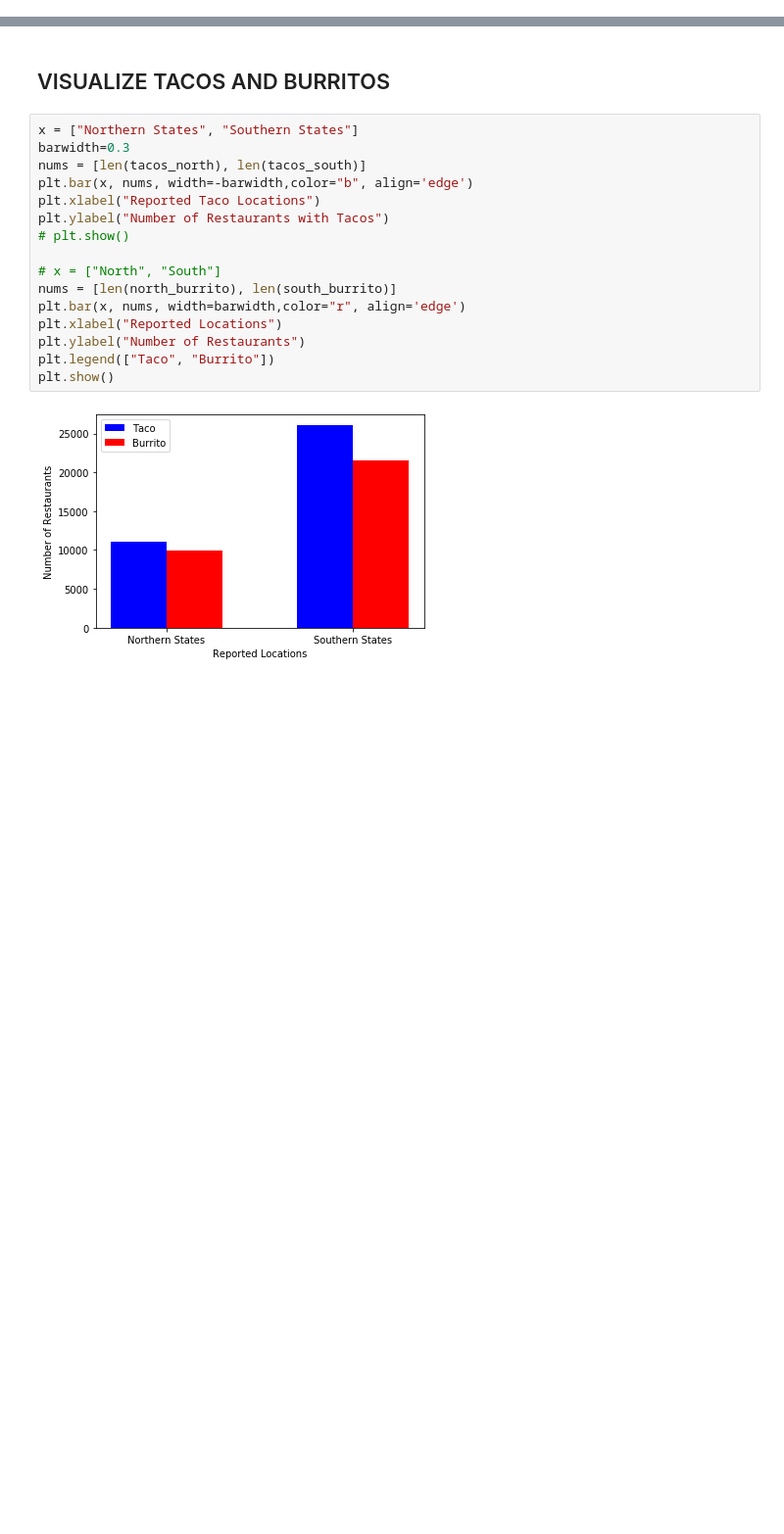
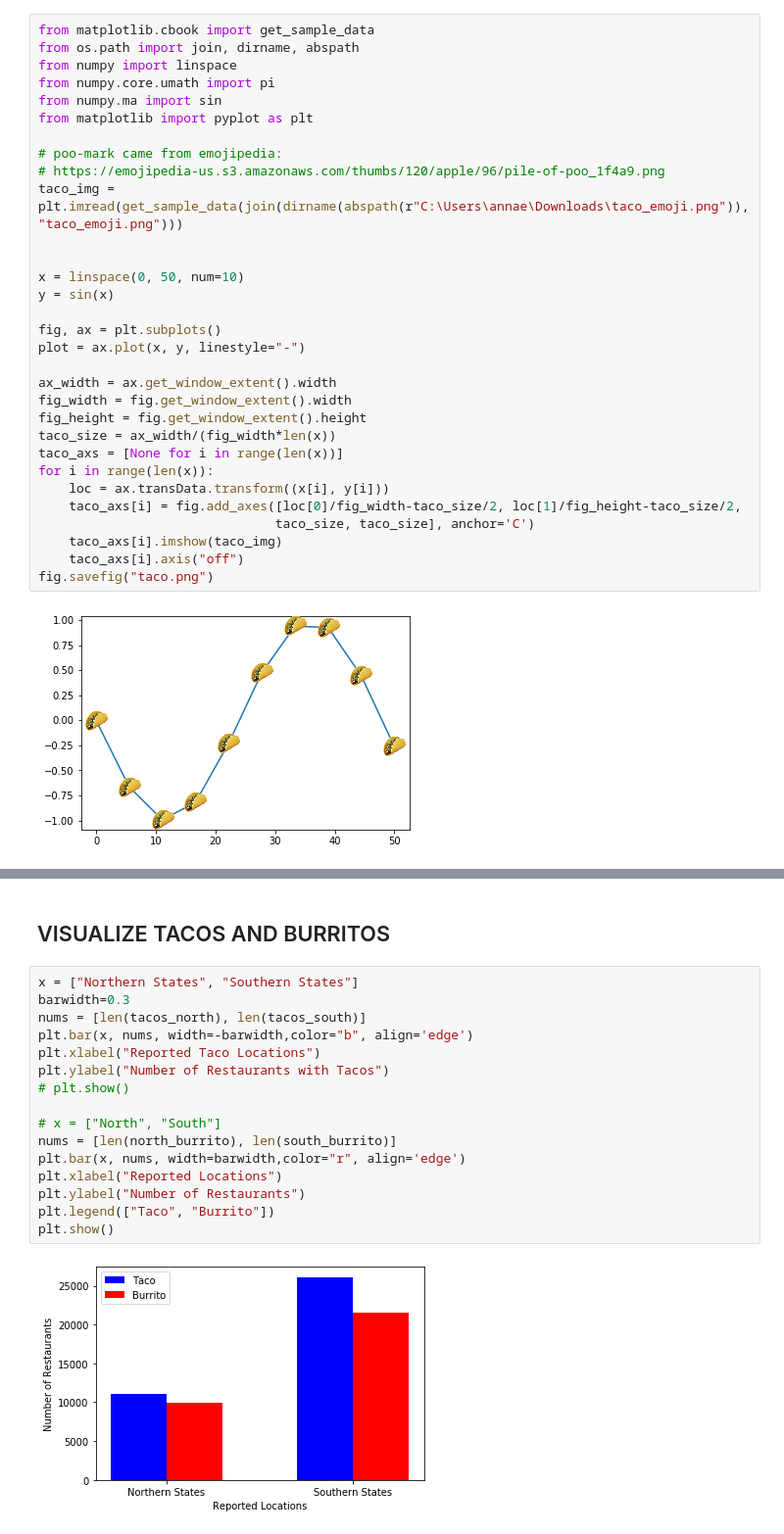
Before and after one commit to LeonY1/TacosRule, a Jupyter notebook: taco/tacos.ipynb, the cells around one changed output, grey strips where cells are left out. Shown: that part at 98% size. Drawn from its saved outputs; the diff is of its cells as text; blank space fills up the shorter version.

Commit message:
Taco Graphs

```diff
--- a/taco/tacos.ipynb
+++ b/taco/tacos.ipynb
@@ -1,2 +1,35 @@
+# %%
+from matplotlib.cbook import get_sample_data
+from os.path import join, dirname, abspath
+from numpy import linspace
+from numpy.core.umath import pi
+from numpy.ma import sin
+from matplotlib import pyplot as plt
+
+# poo-mark came from emojipedia:
+# https://emojipedia-us.s3.amazonaws.com/thumbs/120/apple/96/pile-of-poo_1f4a9.png
+taco_img = plt.imread(get_sample_data(join(dirname(abspath(r"C:\Users\annae\Downloads\taco_emoji.png")), "taco_emoji.png")))
+
+
+x = linspace(0, 50, num=10)
+y = sin(x)
+
+fig, ax = plt.subplots()
+plot = ax.plot(x, y, linestyle="-")
+
+ax_width = ax.get_window_extent().width
+fig_width = fig.get_window_extent().width
+fig_height = fig.get_window_extent().height
+taco_size = ax_width/(fig_width*len(x))
+taco_axs = [None for i in range(len(x))]
+for i in range(len(x)):
+    loc = ax.transData.transform((x[i], y[i]))
+    taco_axs[i] = fig.add_axes([loc[0]/fig_width-taco_size/2, loc[1]/fig_height-taco_size/2,
+                               taco_size, taco_size], anchor='C')
+    taco_axs[i].imshow(taco_img)
+    taco_axs[i].axis("off")
+fig.savefig("taco.png")
+# %% [output]
+[figure, added]
 # %%
 import pandas as pd
```
Also changed, not shown: parts of 3 cells of this notebook.
